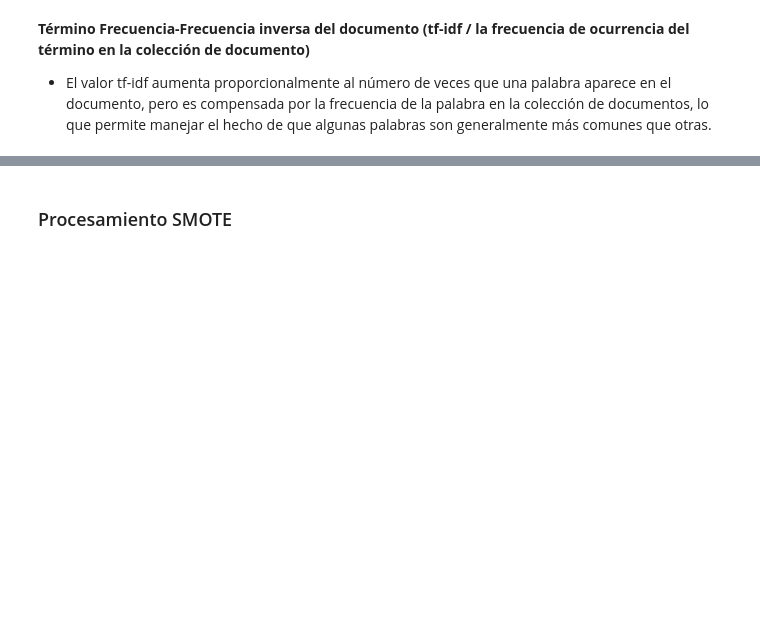
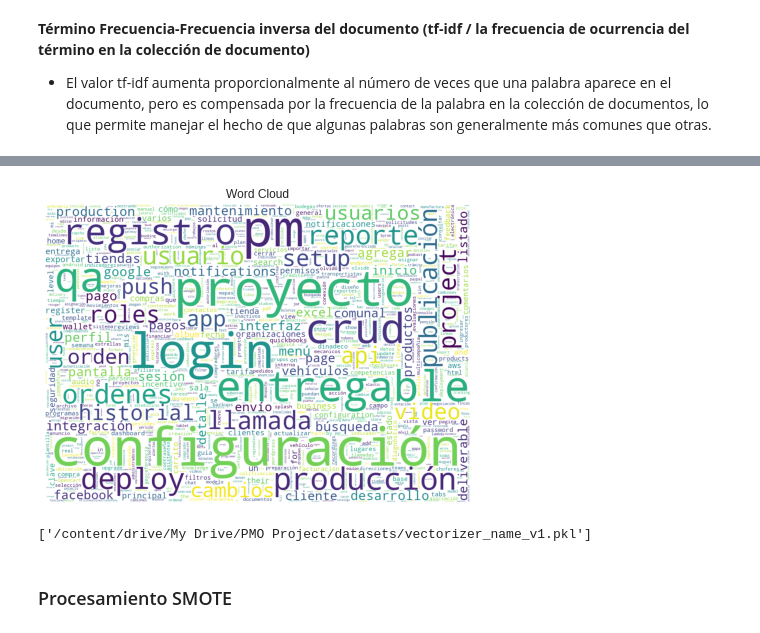
Before and after one commit to PabloBrenesA97/PMO_ML, a Jupyter notebook: PMO.ipynb, the cells around one changed output, grey strips where cells are left out. Cells and saved outputs as stored; diff of their text form; code cells hidden in the pictures; blank space fills up the shorter version.

```diff
--- a/PMO.ipynb
+++ b/PMO.ipynb
@@ -440,7 +456,28 @@ result_df.head()
+# %%
+from wordcloud import WordCloud
+# Create wordCloud
+Cloud = WordCloud( background_color="white",
+  max_words=2000,
+  width = 1024,
+  height = 720,).generate_from_frequencies(result_df.T.sum(axis=1))
+# Plot
+fig, ax = plt.subplots()
+plt.imshow(Cloud)
+plt.title('Word Cloud')
+plt.axis('off')
+plt.show()
+# %% [output]
+[figure, added]
 # %%
 # Agregar las horas y la variable objetivo en los resultados
 result_df['hours'] = df.hours
 result_df['is_used'] = df.is_used
+# %%
+# Guardar el modelo SMOTE
+import joblib
+joblib.dump(vectorizer_name, ROOT + 'vectorizer_name_v1.pkl')
+# %% [output]
+['/content/drive/My Drive/PMO Project/datasets/vectorizer_name_v1.pkl']
 # %% [markdown]
 ### Procesamiento SMOTE
 # %% [markdown]
```
Also changed, not shown: parts of 14 cells of this notebook, 4 other files.
